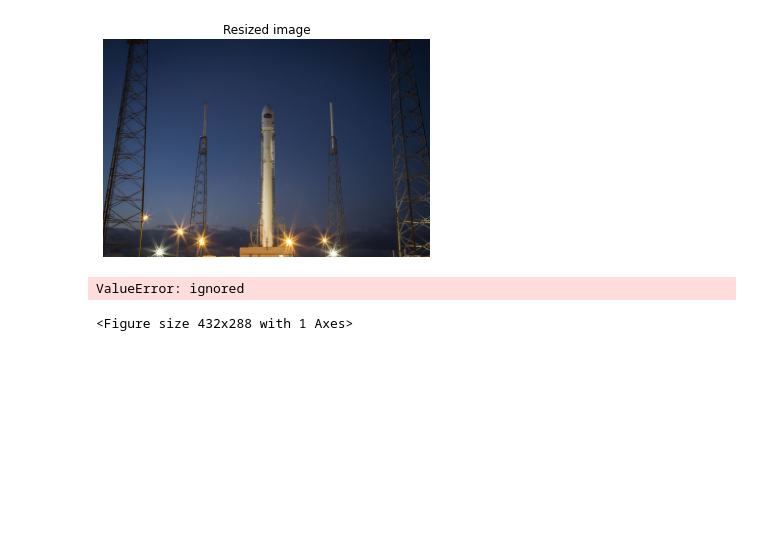
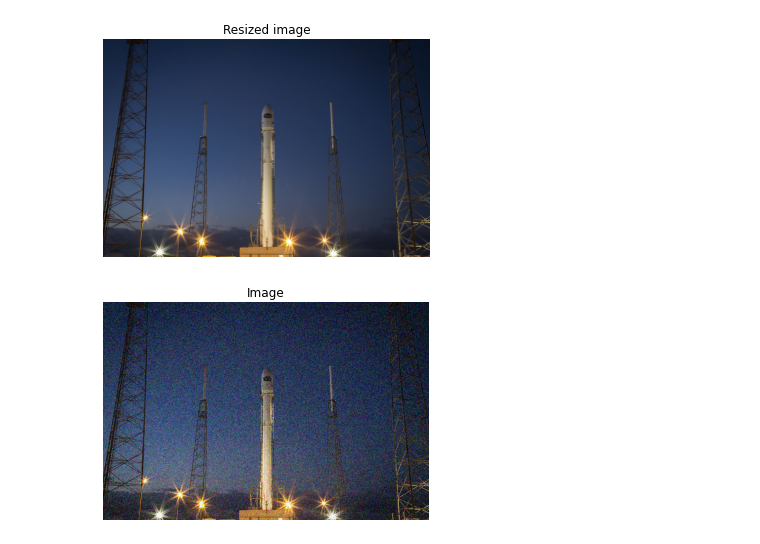
Before and after one commit to aravindh698/rep2, a Jupyter notebook: imageprocessing.ipynb, the cells around one changed output. Drawn from its saved outputs; the diff is of its cells as text; code cells hidden in the pictures; blank space fills up the shorter version.

```diff
--- a/imageprocessing.ipynb
+++ b/imageprocessing.ipynb
@@ -138,15 +138,3 @@ show_image(image_resized, 'Resized image')
 # %% [output]
 [figure]
 [figure]
-# %%
-# Import the morphology module
-from skimage import morphology
-
-# Obtain the eroded shape
-eroded_image_shape =morphology.binary_erosion(rocket_im,selem=selem)
-
-# See results
-show_image(eroded_image_shape)
-# %% [output]
-ValueError: ignored
-<Figure size 432x288 with 1 Axes>
@@ -180,0 +141,6 @@ def show_detected_face(result, detected, title="Face image"):
+# %%
+from skimage.util import random_noise
+x=random_noise(rocket_image)
+show_image(x)
+# %% [output]
+[figure, added]
```
Also changed, not shown: parts of 8 cells of this notebook.
